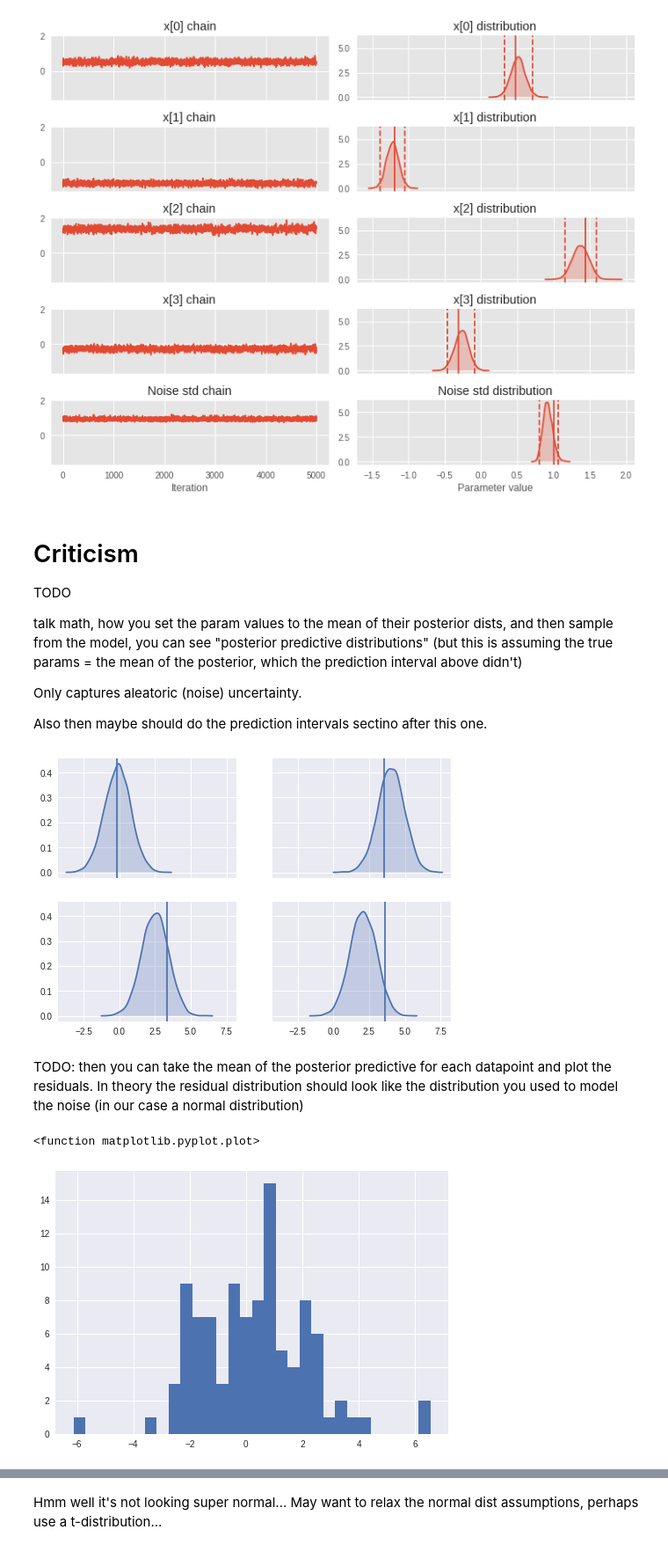
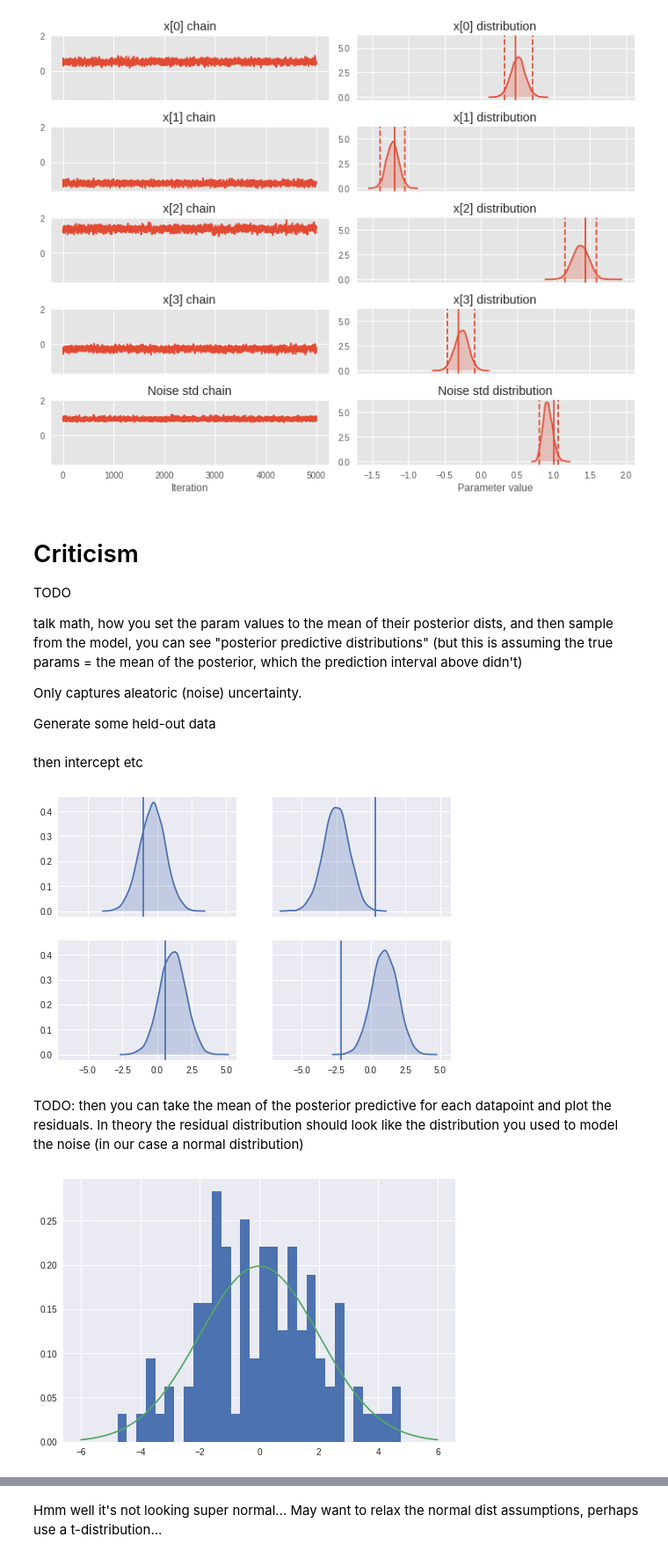
Before and after one commit to brendanhasz/tfp-bayesian-regression, a Jupyter notebook: TFP_Linear_Regression.ipynb, the cells around one changed output, grey strips where cells are left out. Shown at 88% size. Drawn from its saved outputs; the diff is of its cells as text; code cells hidden in the pictures.

```diff
--- a/TFP_Linear_Regression.ipynb
+++ b/TFP_Linear_Regression.ipynb
@@ -186,7 +188,15 @@ talk math, how you set the param values to the mean of their posterior dists, an
 
 Only captures aleatoric (noise) uncertainty.
 
-Also then maybe should do the prediction intervals sectino after this one.
+Generate some held-out data
+# %%
+# Generate held out data
+W = np.random.randn(D).astype(np.float32)
+x_val = np.random.randn(N, D).astype(np.float32)
+noise = np.random.randn(N).astype(np.float32)
+y_val = np.matmul(x_val, W) + noise
+# %% [markdown]
+then intercept etc
 # %%
 def interceptor(f, *args, **kwargs):
   name = kwargs.pop("name")
@@ -197,7 +207,7 @@ def interceptor(f, *args, **kwargs):
   return f(*args, **kwargs)
 
 with ed.interception(interceptor):
-  posterior = linear_regression(features=x)
+  posterior = linear_regression(features=x_val)
 
 with tf.Session() as sess:
   posterior_predictive = sess.run(
@@ -215,23 +225,25 @@ for i in range(2):
     #ix = np.random.randint(0, N)
     ix = i*2+j
     sns.kdeplot(posterior_predictive[:,ix,0], shade=True, ax=axes[i][j])
-    axes[i][j].axvline(x=y[ix])
+    axes[i][j].axvline(x=y_val[ix])
+    vals1 = posterior_predictive[:,ix,0]
 # %% [output]
-[figure, old version]
+[figure, new version]
 # %% [markdown]
 TODO: then you can take the mean of the posterior predictive for each datapoint and plot the residuals.  In theory the residual distribution should look like the distribution you used to model the noise (in our case a normal distribution)
 # %%
 # Compute the mean posterior predictive for each datapoint
 with tf.Session() as sess:
   residuals = sess.run(
       posterior.distribution.mean())
   #tho technically you want to generate posterior samples, and take the means of those...
 
 # Plot the residual distribution
 plt.figure()
 #sns.kdeplot(residuals[:,0])
-plt.hist(residuals[:,0], bins=30)
-plt.plot
+plt.hist(residuals[:,0], bins=30, density=True)
+xx = np.linspace(-6, 6, 200)
+plt.plot(xx, norm.pdf(xx, scale=np.std(residuals)))
+plt.show()
 # %% [output]
-<function matplotlib.pyplot.plot>
-[figure, old version]
+[figure, new version]
```
Also changed, not shown: parts of 9 cells of this notebook.
